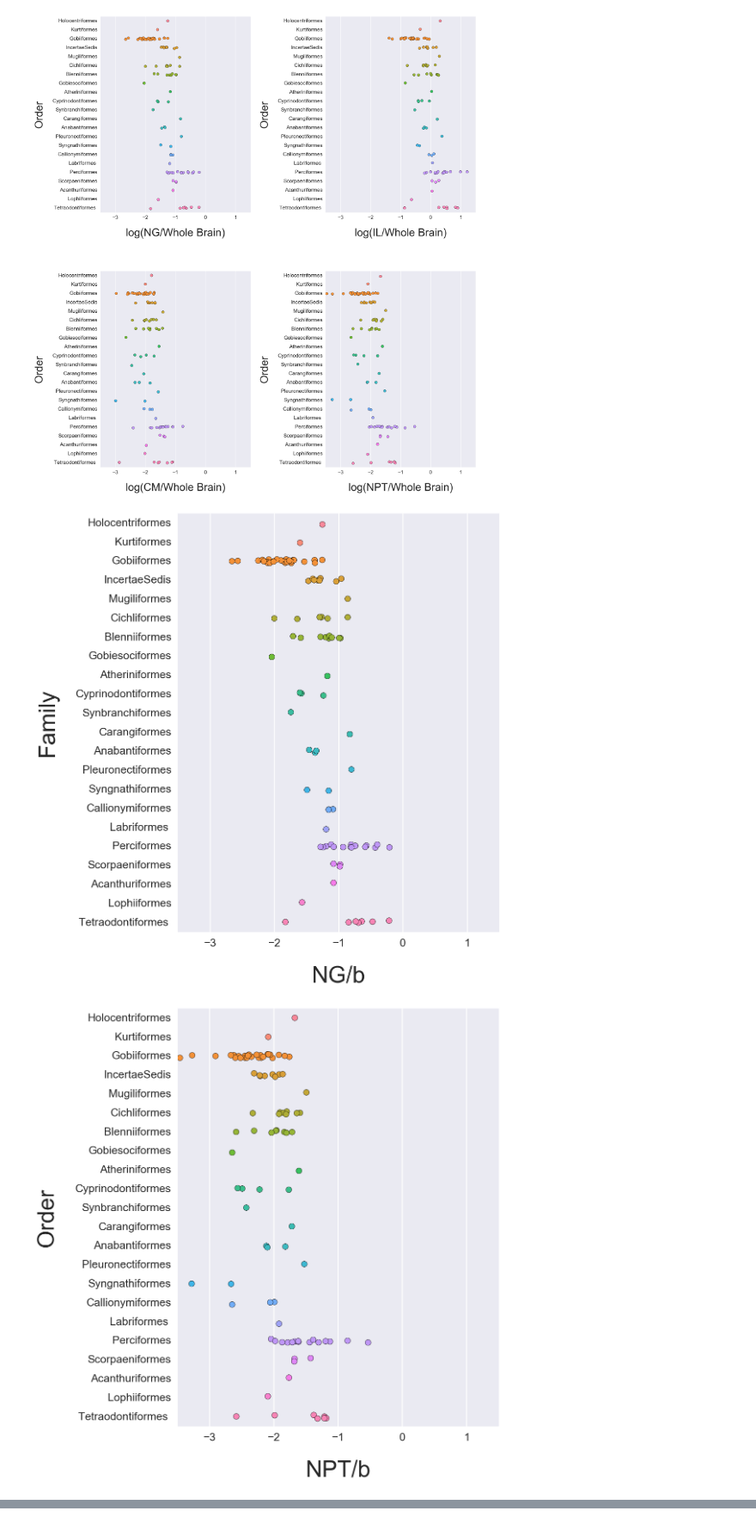
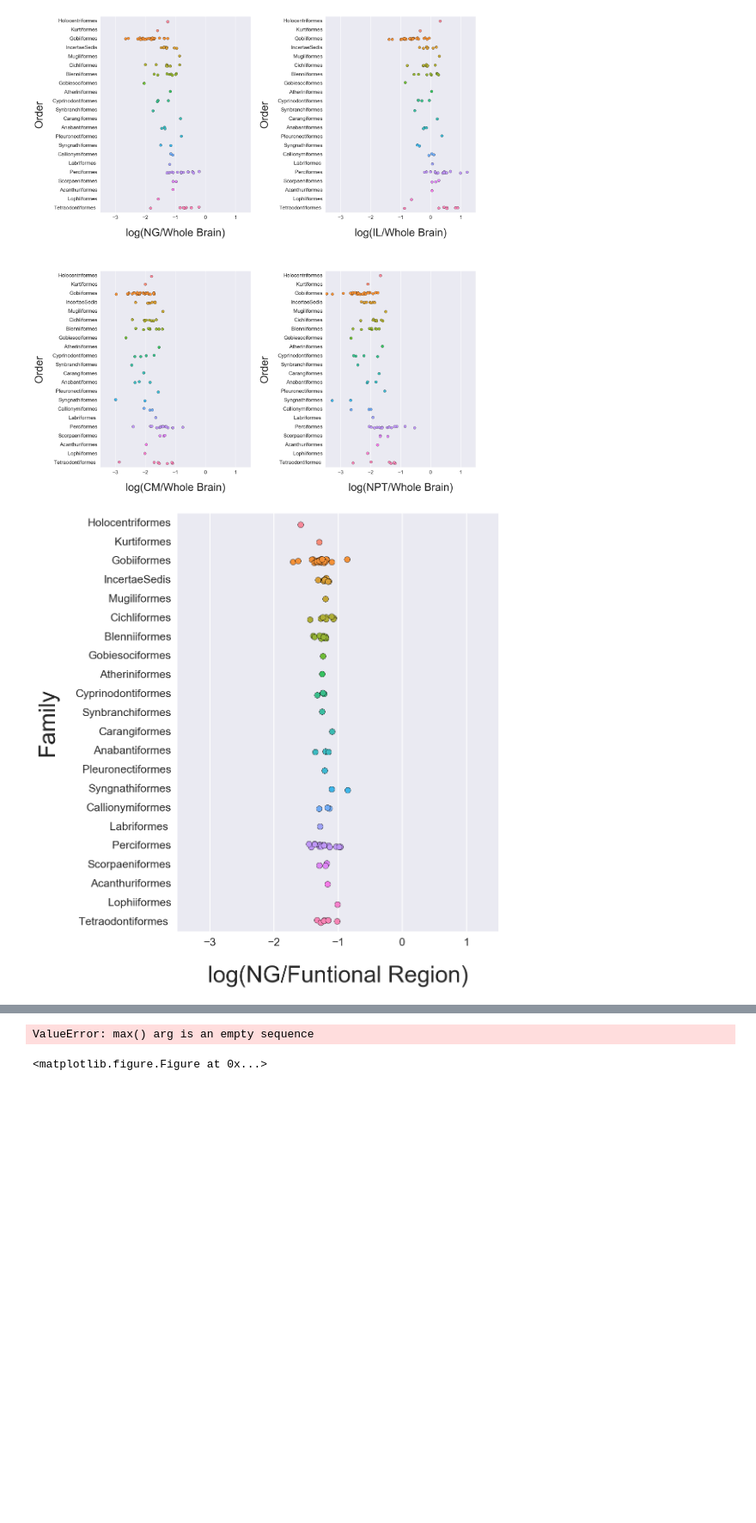
Before and after one commit to holmesjr42/Brain_morphology, a Jupyter notebook: brain_morphology_also_excel_import.ipynb, the cells around one changed output, grey strips where cells are left out. Shown at 86% size. Drawn from its saved outputs; the diff is of its cells as text; code cells hidden in the pictures; blank space fills up the shorter version.

```diff
--- a/brain_morphology_also_excel_import.ipynb
+++ b/brain_morphology_also_excel_import.ipynb
@@ -354,44 +356,50 @@ boxeslogt.savefig('boxeslogt1_figure.png',bbox_inches='tight')
 [figure]
 # %%
 #brain_ratio_log_for_saving
-plt.figure(figsize=(10,13))
+frng=plt.figure(figsize=(10,13))
 # plt.subplots_adjust(wspace=0.5, hspace=0.3)
 # boxeslogt1=boxeslogt.add_subplot(4,1,1)
 # boxeslogt2=boxeslogt.add_subplot(4,1,2)
 # boxeslogt3=boxeslogt.add_subplot(4,1,3)
 # boxeslogt4=boxeslogt.add_subplot(4,1,4)
 
 dflog= dfe.parse('snsd_log')
 sns.set_style('darkgrid')
 sns.set_context(context='poster',font_scale=1.2)#rc={'font.size':60.0,'axes.titlesize':60.0,'axes.labelsize':40.0})
-nglogt=sns.stripplot(x='NGb',y='Family',data=dflog,size=10,jitter=True, edgecolor="k",linewidth=0.5)
-nglogt.set_xlabel('NG/b',fontsize=40,labelpad=30)
+nglogt=sns.stripplot(x='NG',y='Family',data=dflog,size=10,jitter=True, edgecolor="k",linewidth=0.5)
+nglogt.set_xlabel('log(NG/Funtional Region)',fontsize=40,labelpad=30)
 nglogt.set_ylabel('Family',fontsize=40,labelpad=30)
 nglogt.set(xlim=(-3.5,1.5))
 plt.show()
-plt.figure(figsize=(10,13))
-nptlogt=sns.stripplot(x='NPTb',y='Family',data=dflog,size=10,jitter=True, edgecolor="k",linewidth=0.5)
-nptlogt.set_xlabel('NPT/b',fontsize=40,labelpad=30)
+plt.tight_layout()
+frng.savefig("frNG.svg",format='svg')
+frnpt=plt.figure(figsize=(10,13))
+nptlogt=sns.stripplot(x='NPT',y='Family',data=dflog,size=10,jitter=True, edgecolor="k",linewidth=0.5)
+nptlogt.set_xlabel('log(NPT/Funtional Region)',fontsize=40,labelpad=30)
 nptlogt.set_ylabel('Order',fontsize=40,labelpad=30)
 nptlogt.set(xlim=(-3.5,1.5))
 plt.show()
-plt.figure(figsize=(10,13))
-cmlogt=sns.stripplot(x='CMb',y='Family',data=dflog,size=10,jitter=True, edgecolor="k",linewidth=0.5)
-cmlogt.set_xlabel('CM/b',fontsize=40,labelpad=30)
+plt.tight_layout()
+frnpt.savefig("frNPT.svg",format='svg')
+frcm=plt.figure(figsize=(10,13))
+cmlogt=sns.stripplot(x='CM',y='Family',data=dflog,size=10,jitter=True, edgecolor="k",linewidth=0.5)
+cmlogt.set_xlabel('log(CM/Funtional Region)',fontsize=40,labelpad=30)
 cmlogt.set_ylabel('Order',fontsize=40,labelpad=30)
 cmlogt.set(xlim=(-3.5,1.5))
 plt.show()
-plt.figure(figsize=(10,13))
-illogt=sns.stripplot(x='ILb',y='Family',data=dflog,size=10,jitter=True, edgecolor="k",linewidth=0.5)
-illogt.set_xlabel('IL/b',fontsize=40,labelpad=30)
+plt.tight_layout()
+frcm.savefig("frCM.svg",format='svg')
+fril=plt.figure(figsize=(10,13))
+illogt=sns.stripplot(x='IL',y='Family',data=dflog,size=10,jitter=True, edgecolor="k",linewidth=0.5)
+illogt.set_xlabel('log(IL/Funtional Region)',fontsize=40,labelpad=30)
 illogt.set_ylabel('Order',fontsize=40,labelpad=30)
 illogt.set(xlim=(-3.5,1.5))
 # npts.set(ylabel='',yticks=([]))
 plt.show()
-
+plt.tight_layout()
+fril.savefig("frIL.svg",format='svg')
 
 # try to save separate figures?
 # boxeslogt.savefig('boxeslogt1_figure.png',bbox_inches='tight')
 # %% [output]
-[figure, old version]
+[figure, new version]
-[figure, removed]
@@ -399,0 +406,2 @@ plt.show()
+ValueError: max() arg is an empty sequence
+<matplotlib.figure.Figure at 0x...>
```
Also changed, not shown: parts of 3 cells of this notebook, 6 other files.
